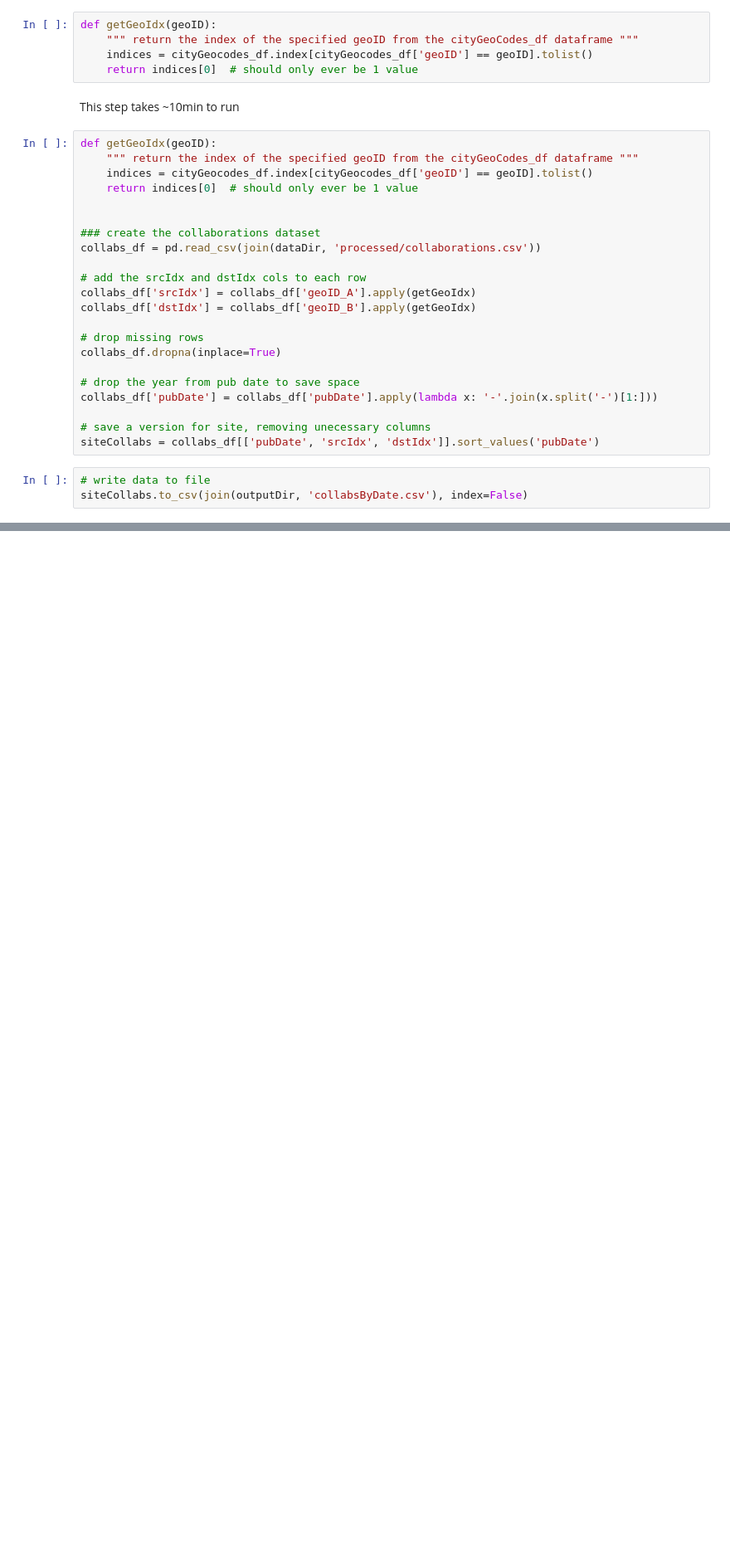
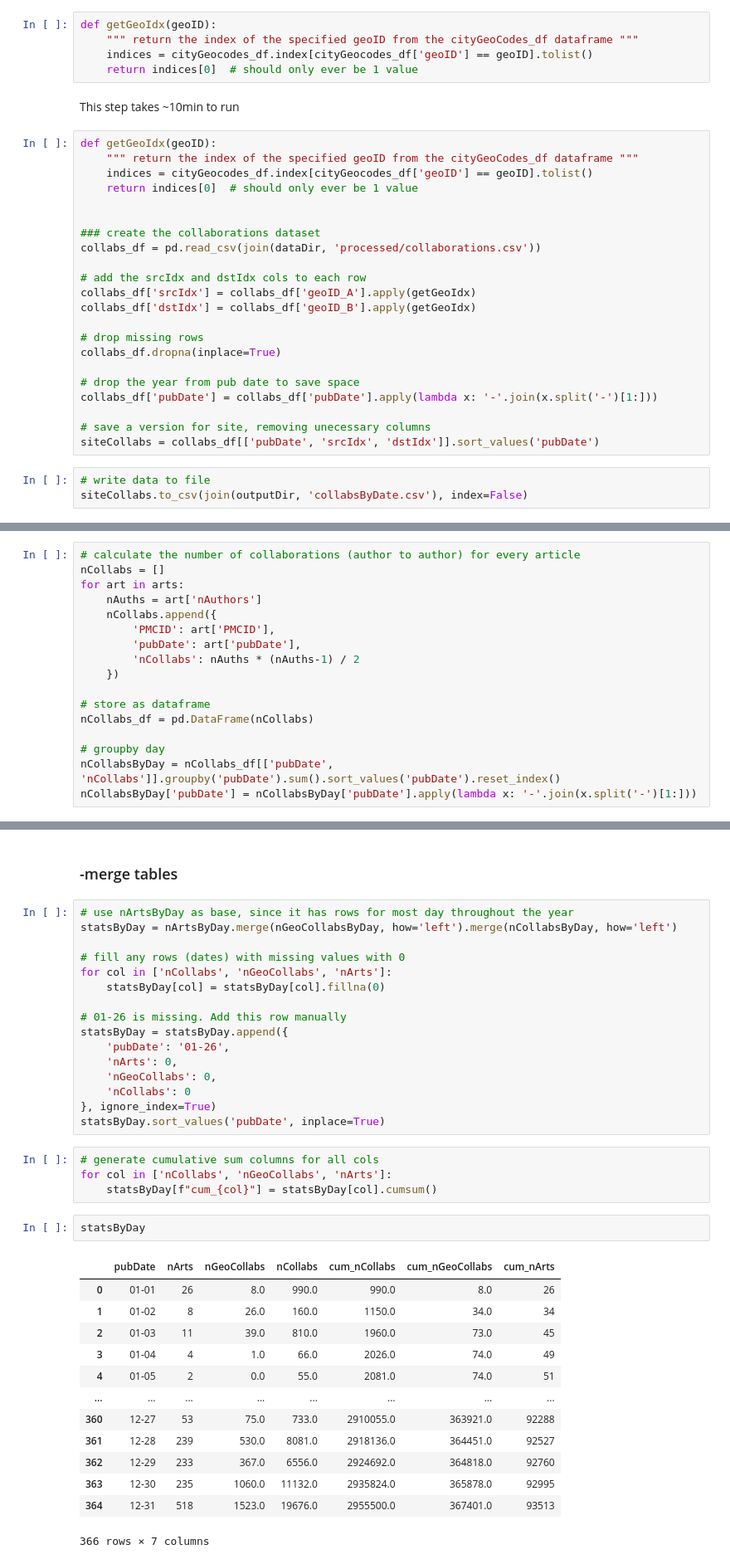
Before and after one commit to jeffmacinnes/COVID_vis, a Jupyter notebook: notebooks/PrepWebsiteData.ipynb, the cells around one changed output, grey strips where cells are left out. Shown at 83% size. Drawn from its saved outputs; the diff is of its cells as text; blank space fills up the shorter version.

Commit message:
updated methods docs, statsByDay for website

```diff
--- a/notebooks/PrepWebsiteData.ipynb
+++ b/notebooks/PrepWebsiteData.ipynb
@@ -140,0 +182,17 @@ cityGeocodes_df.index[cityGeocodes_df['geoID'] == 'ChIJU3OqqNAywkcRUG1NL6uZAAQ']
+# %%
+# calculate the number of collaborations (author to author) for every article
+nCollabs = []
+for art in arts:
+    nAuths = art['nAuthors']
+    nCollabs.append({
+        'PMCID': art['PMCID'],
+        'pubDate': art['pubDate'],
+        'nCollabs': nAuths * (nAuths-1) / 2
+    })
+
+# store as dataframe
+nCollabs_df = pd.DataFrame(nCollabs)
+
+# groupby day
+nCollabsByDay = nCollabs_df[['pubDate', 'nCollabs']].groupby('pubDate').sum().sort_values('pubDate').reset_index()
+nCollabsByDay['pubDate'] = nCollabsByDay['pubDate'].apply(lambda x: '-'.join(x.split('-')[1:]))
@@ -140,0 +208,38 @@ cityGeocodes_df.index[cityGeocodes_df['geoID'] == 'ChIJU3OqqNAywkcRUG1NL6uZAAQ']
+# %% [markdown]
+### -merge tables
+# %%
+# use nArtsByDay as base, since it has rows for most day throughout the year
+statsByDay = nArtsByDay.merge(nGeoCollabsByDay, how='left').merge(nCollabsByDay, how='left')
+
+# fill any rows (dates) with missing values with 0
+for col in ['nCollabs', 'nGeoCollabs', 'nArts']:
+    statsByDay[col] = statsByDay[col].fillna(0)
+
+# 01-26 is missing. Add this row manually
+statsByDay = statsByDay.append({
+    'pubDate': '01-26',
+    'nArts': 0,
+    'nGeoCollabs': 0,
+    'nCollabs': 0
+}, ignore_index=True)
+statsByDay.sort_values('pubDate', inplace=True)
+# %%
+# generate cumulative sum columns for all cols
+for col in ['nCollabs', 'nGeoCollabs', 'nArts']:
+    statsByDay[f"cum_{col}"] = statsByDay[col].cumsum()
+# %%
+statsByDay
+# %% [output]
+|  | pubDate | nArts | nGeoCollabs | nCollabs | cum_nCollabs | cum_nGeoCollabs | cum_nArts |
+| 0 | 01-01 | 26 | 8.0 | 990.0 | 990.0 | 8.0 | 26 |
+| 1 | 01-02 | 8 | 26.0 | 160.0 | 1150.0 | 34.0 | 34 |
+| 2 | 01-03 | 11 | 39.0 | 810.0 | 1960.0 | 73.0 | 45 |
+| 3 | 01-04 | 4 | 1.0 | 66.0 | 2026.0 | 74.0 | 49 |
+| 4 | 01-05 | 2 | 0.0 | 55.0 | 2081.0 | 74.0 | 51 |
+| ... | ... | ... | ... | ... | ... | ... | ... |
+| 360 | 12-27 | 53 | 75.0 | 733.0 | 2910055.0 | 363921.0 | 92288 |
+| 361 | 12-28 | 239 | 530.0 | 8081.0 | 2918136.0 | 364451.0 | 92527 |
+| 362 | 12-29 | 233 | 367.0 | 6556.0 | 2924692.0 | 364818.0 | 92760 |
+| 363 | 12-30 | 235 | 1060.0 | 11132.0 | 2935824.0 | 365878.0 | 92995 |
+| 364 | 12-31 | 518 | 1523.0 | 19676.0 | 2955500.0 | 367401.0 | 93513 |
+366 rows × 7 columns
```
Also changed, not shown: parts of 24 cells of this notebook, 5 other files.
